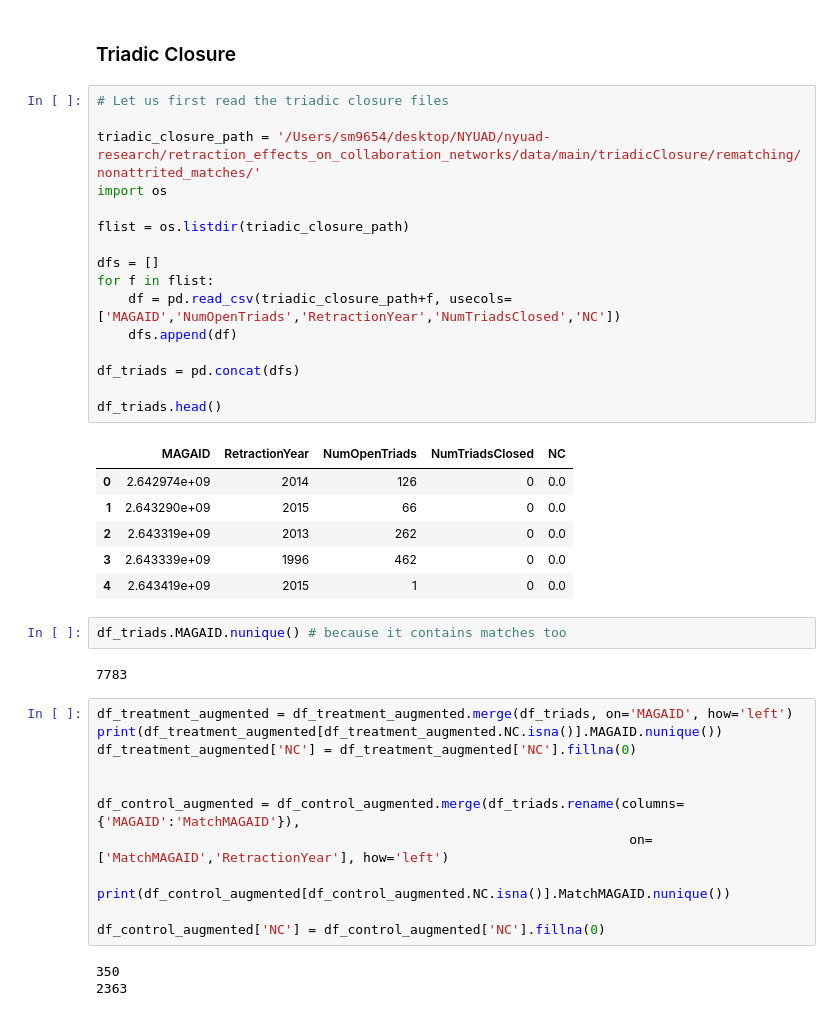
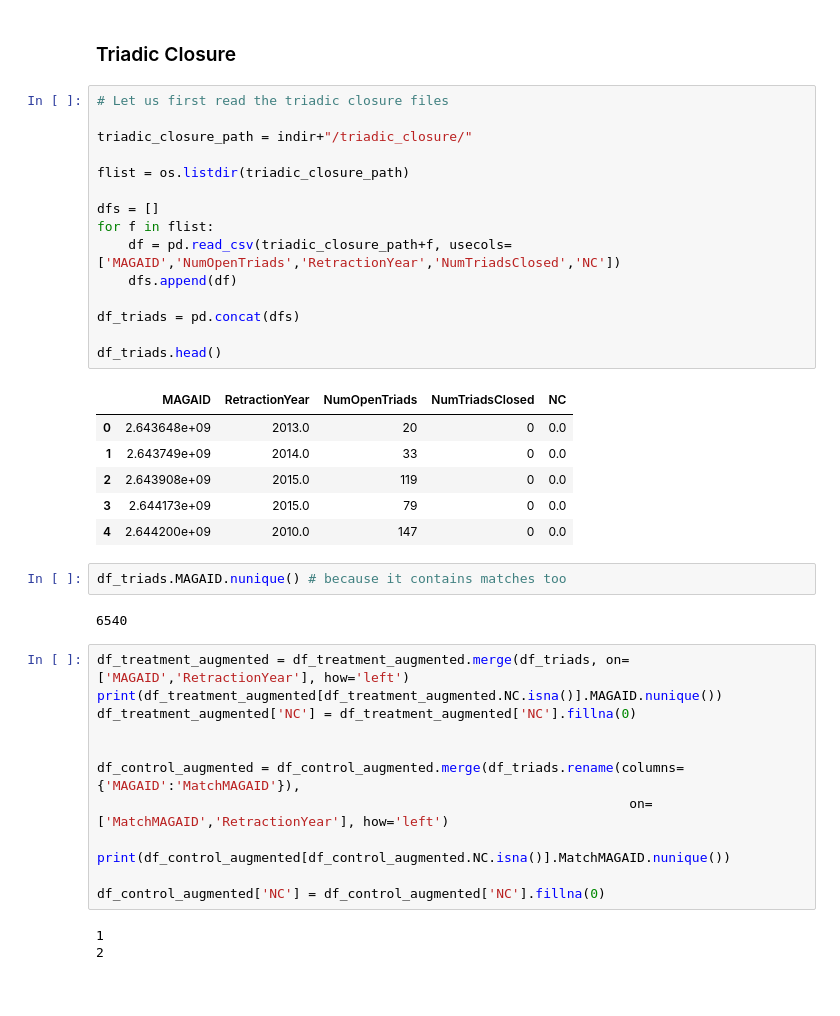
Before and after one commit to samemon/retraction_effects_on_academic_careers, a Jupyter notebook: code/analysis/matching/13.data_dropping_and_augmentation_rematching.ipynb, the cells around one changed output. Cells and saved outputs as stored; diff of their text form.

```diff
--- a/code/analysis/matching/13.data_dropping_and_augmentation_rematching.ipynb
+++ b/code/analysis/matching/13.data_dropping_and_augmentation_rematching.ipynb
@@ -714,32 +798,31 @@ df_control_augmented
 # %%
 # Let us first read the triadic closure files
 
-triadic_closure_path = '/Users/sm9654/desktop/NYUAD/nyuad-research/retraction_effects_on_collaboration_networks/data/main/triadicClosure/rematching/nonattrited_matches/'
-import os
+triadic_closure_path = indir+"/triadic_closure/"
 
 flist = os.listdir(triadic_closure_path)
 
 dfs = []
 for f in flist:
     df = pd.read_csv(triadic_closure_path+f, usecols=['MAGAID','NumOpenTriads','RetractionYear','NumTriadsClosed','NC'])
     dfs.append(df)
 
 df_triads = pd.concat(dfs)
 
 df_triads.head()
 # %% [output]
 |  | MAGAID | RetractionYear | NumOpenTriads | NumTriadsClosed | NC |
-| 0 | 2.642974e+09 | 2014 | 126 | 0 | 0.0 |
-| 1 | 2.643290e+09 | 2015 | 66 | 0 | 0.0 |
-| 2 | 2.643319e+09 | 2013 | 262 | 0 | 0.0 |
-| 3 | 2.643339e+09 | 1996 | 462 | 0 | 0.0 |
-| 4 | 2.643419e+09 | 2015 | 1 | 0 | 0.0 |
+| 0 | 2.643648e+09 | 2013.0 | 20 | 0 | 0.0 |
+| 1 | 2.643749e+09 | 2014.0 | 33 | 0 | 0.0 |
+| 2 | 2.643908e+09 | 2015.0 | 119 | 0 | 0.0 |
+| 3 | 2.644173e+09 | 2015.0 | 79 | 0 | 0.0 |
+| 4 | 2.644200e+09 | 2010.0 | 147 | 0 | 0.0 |
 # %%
 df_triads.MAGAID.nunique() # because it contains matches too
 # %% [output]
-7783
+6540
 # %%
-df_treatment_augmented = df_treatment_augmented.merge(df_triads, on='MAGAID', how='left')
+df_treatment_augmented = df_treatment_augmented.merge(df_triads, on=['MAGAID','RetractionYear'], how='left')
 print(df_treatment_augmented[df_treatment_augmented.NC.isna()].MAGAID.nunique())
 df_treatment_augmented['NC'] = df_treatment_augmented['NC'].fillna(0)
 
@@ -751,8 +834,8 @@ print(df_control_augmented[df_control_augmented.NC.isna()].MatchMAGAID.nunique()
 
 df_control_augmented['NC'] = df_control_augmented['NC'].fillna(0)
 # %% [output]
-350
-2363
+1
+2
 # %%
 df_control_augmented
 # %% [output]
```
Also changed, not shown: parts of 43 cells of this notebook, 27 other files.
